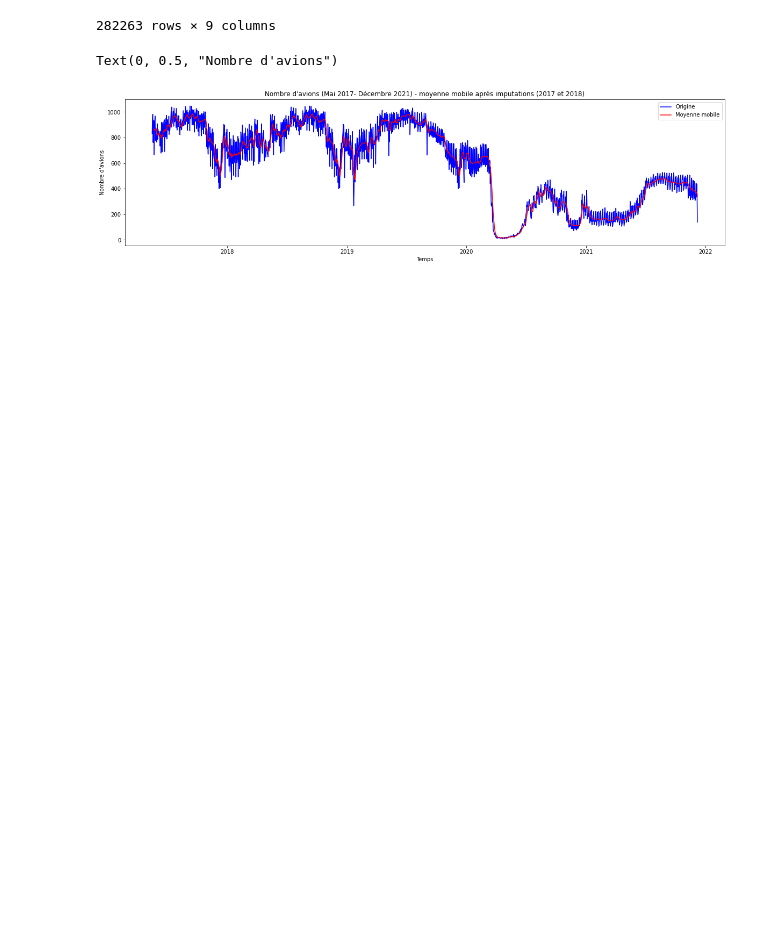
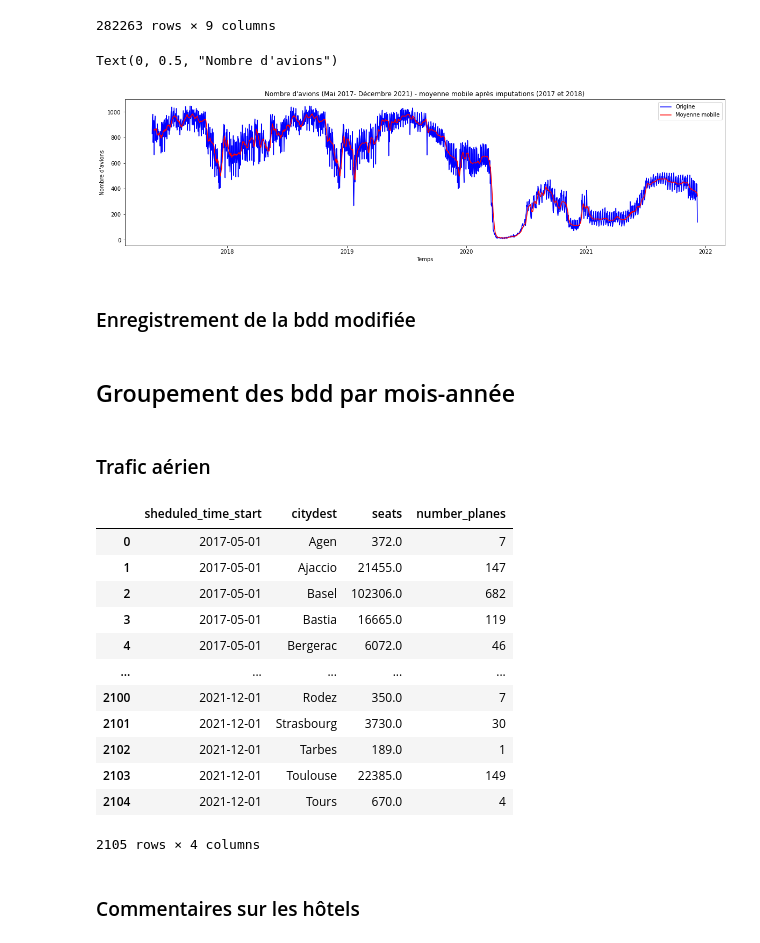
Before and after one commit to julienowack/stat_app, a Jupyter notebook: Valeurs manquantes.ipynb, the cells around one changed output. Saved outputs shown, nothing was run; the diff lists cells and outputs as text; code cells hidden in the pictures; blank space fills up the shorter version.

Commit message:
Enregistrement des bases

```diff
--- a/Valeurs manquantes.ipynb
+++ b/Valeurs manquantes.ipynb
@@ -464,3 +464,5 @@ plt.ylabel("Nombre d'avions")
 # %% [output]
 Text(0, 0.5, "Nombre d'avions")
 [figure]
+# %% [markdown]
+### Enregistrement de la bdd modifiée
@@ -467,6 +471,22 @@ Text(0, 0.5, "Nombre d'avions")
+# %% [markdown]
+## Groupement des bdd par mois-année
+# %% [markdown]
+### Trafic aérien
 # %%
-df_air_traffic_month = df_air_traffic_imput2.groupby(pd.Grouper(key='sheduled_time_start', freq="MS")).sum()
-df_air_traffic_month=df_air_traffic_month.sort_values('sheduled_time_start')
-df_air_traffic_month=df_air_traffic_month.reset_index()
-df_air_traffic_month=df_air_traffic_month[['sheduled_time_start', 'seats', 'number_planes']]
-df_air_traffic_month.to_csv("df_air_traffic_cleared_month.csv")
+df_air_traffic_month = df_air_traffic_imput2.groupby([pd.Grouper(key='sheduled_time_start', freq="MS"), "citydest"])['seats', 'number_planes'].sum()
+df_air_traffic_month.reset_index(inplace=True)
+df_air_traffic_month
+# %% [output]
+|  | sheduled_time_start | citydest | seats | number_planes |
+| 0 | 2017-05-01 | Agen | 372.0 | 7 |
+| 1 | 2017-05-01 | Ajaccio | 21455.0 | 147 |
+| 2 | 2017-05-01 | Basel | 102306.0 | 682 |
+| 3 | 2017-05-01 | Bastia | 16665.0 | 119 |
+| 4 | 2017-05-01 | Bergerac | 6072.0 | 46 |
+| ... | ... | ... | ... | ... |
+| 2100 | 2021-12-01 | Rodez | 350.0 | 7 |
+| 2101 | 2021-12-01 | Strasbourg | 3730.0 | 30 |
+| 2102 | 2021-12-01 | Tarbes | 189.0 | 1 |
+| 2103 | 2021-12-01 | Toulouse | 22385.0 | 149 |
+| 2104 | 2021-12-01 | Tours | 670.0 | 4 |
+2105 rows × 4 columns
@@ -472,0 +496,2 @@ df_air_traffic_month.to_csv("df_air_traffic_cleared_month.csv")
+# %% [markdown]
+### Commentaires sur les hôtels
```
Also changed, not shown: parts of 17 cells of this notebook.
